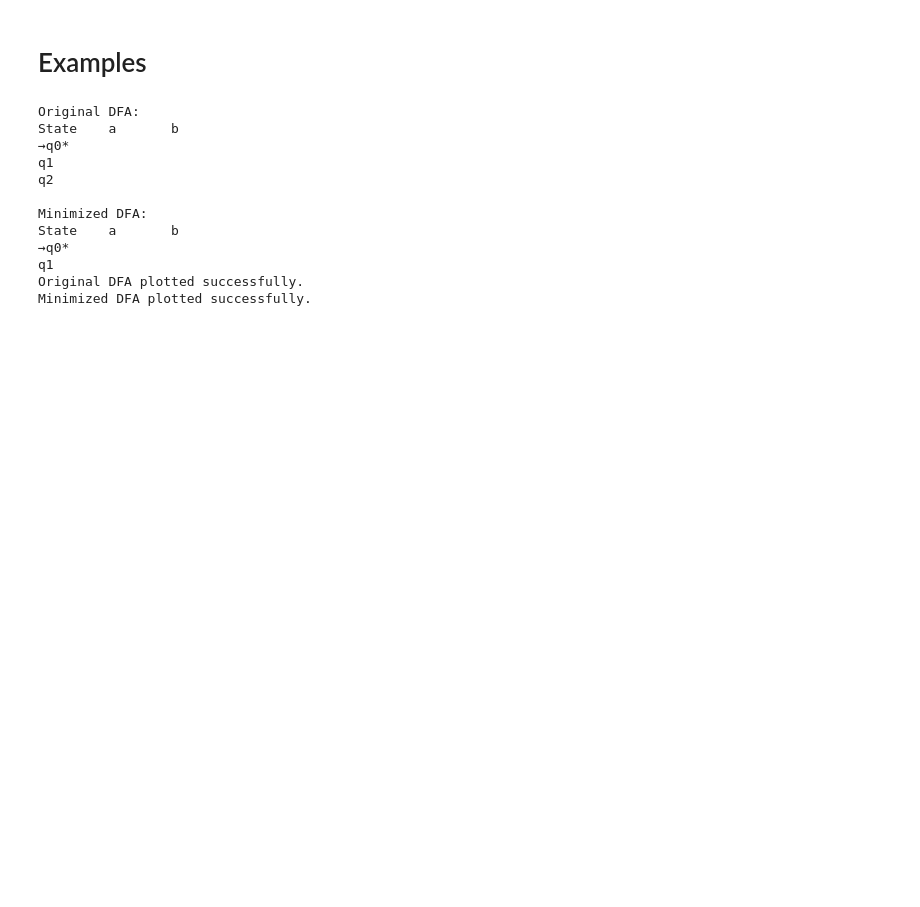
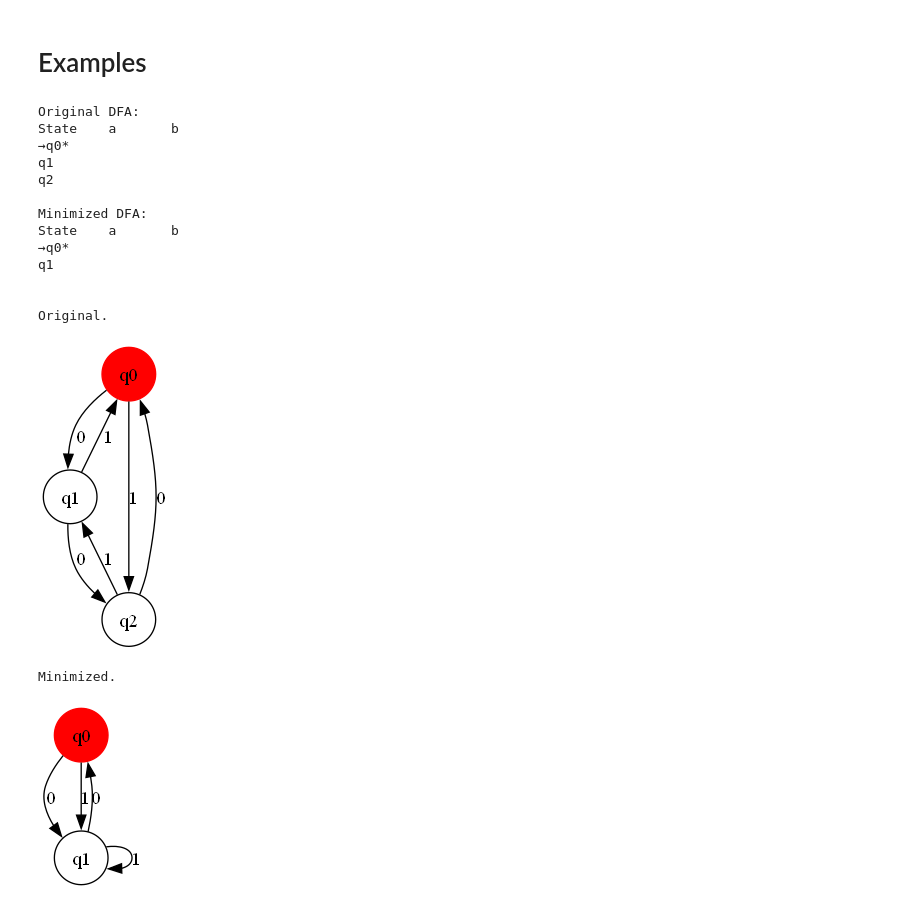
Before and after one commit to BeBo786/Theory-Project, a Jupyter notebook: Phase_1/Phase_1_DFA_min.ipynb, the cells around one changed output. Cells and saved outputs as stored; diff of their text form; code cells hidden in the pictures; blank space fills up the shorter version.

```diff
--- a/Phase_1/Phase_1_DFA_min.ipynb
+++ b/Phase_1/Phase_1_DFA_min.ipynb
@@ -96,35 +101,44 @@ def print_dfa(dfa, start_state, final_states):
 # %%
 dfa_example = {
     'q0': {'0': 'q1', '1': 'q2'},
     'q1': {'0': 'q2', '1': 'q0'},
     'q2': {'0': 'q0', '1': 'q1'}
 }
 
 final_states_example = ['q0']
 start_state_example ='q0'
 
 minimized_dfa_example = minimize_dfa(dfa_example, final_states_example)
 
 print("Original DFA:")
 print_dfa(dfa_example, start_state_example,final_states_example)
 print("\nMinimized DFA:")
 print_dfa(minimized_dfa_example, start_state_example,final_states_example)
+print("\n")
+plot_dfa(dfa_example,final_states_example,start_state_example, "Original")
+image = Image.open("Original_dfa.png")
+display(image)
 
-plot_dfa(dfa_example,final_states_example,start_state_example, "Original")
 plot_dfa(minimized_dfa_example,final_states_example,start_state_example, "Minimized")
+image = Image.open("Minimized_dfa.png")
+display(image)
 # %% [output]
 Original DFA:
 State    a       b
 →q0*
 q1
 q2
 
 Minimized DFA:
 State    a       b
 →q0*
 q1
-Original DFA plotted successfully.
-Minimized DFA plotted successfully.
+
+
+Original.
+[figure, added]
+Minimized.
+[figure, added]
 # %%
 
 dfa_example = {
```
Also changed, not shown: parts of 6 cells of this notebook, 3 other files.
